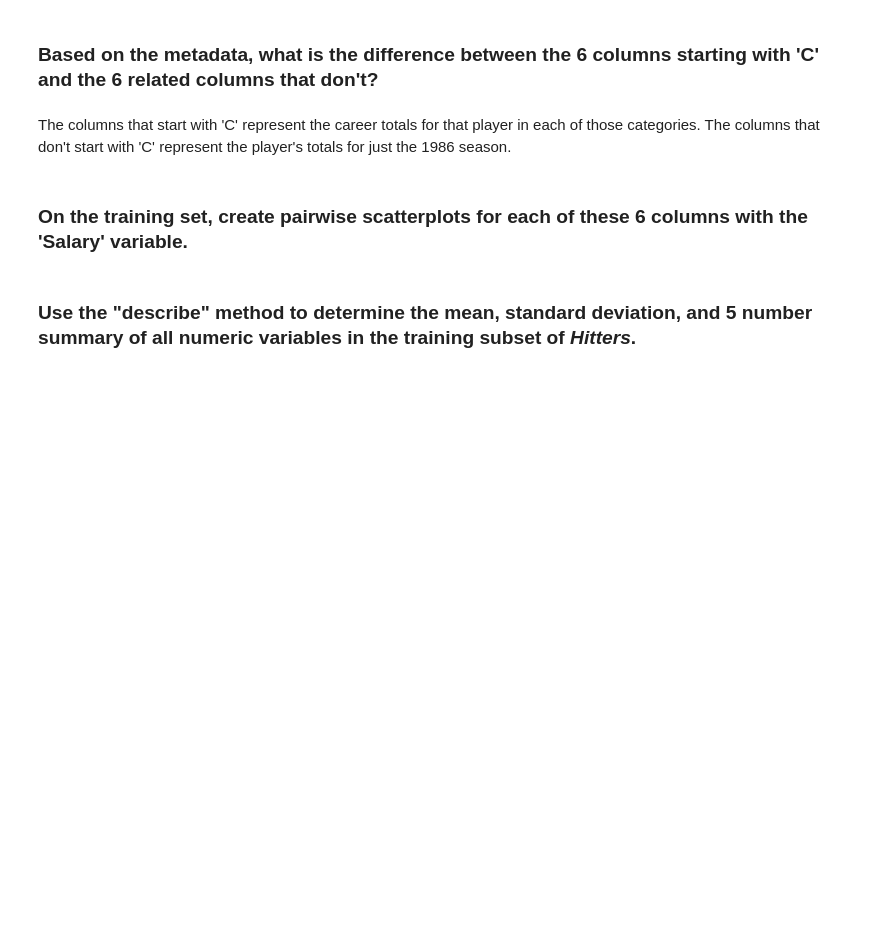
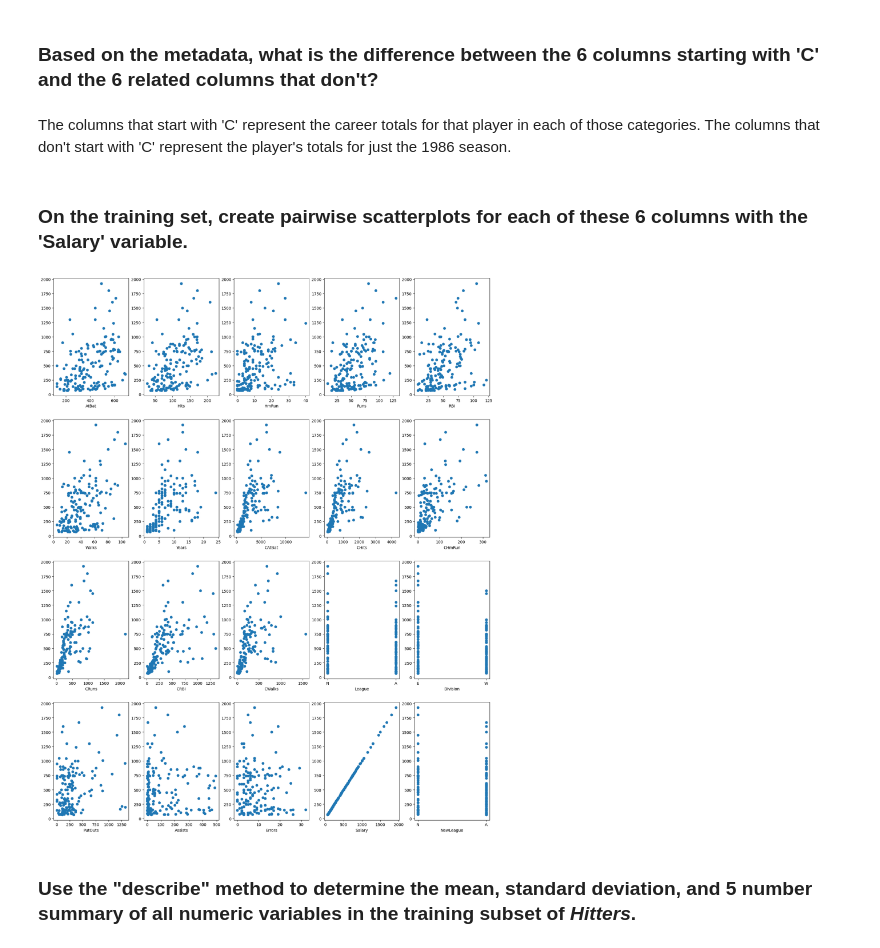
Before and after one commit to lmilun/code_2600, a Jupyter notebook: mod03_eda.ipynb, the cells around one changed output. Saved outputs shown, nothing was run; the diff lists cells and outputs as text; code cells hidden in the pictures; blank space fills up the shorter version.

```diff
--- a/mod03_eda.ipynb
+++ b/mod03_eda.ipynb
@@ -61,7 +62,34 @@ The columns that start with 'C' represent the career totals for that player in e
 # %% [markdown]
 ### On the training set, create pairwise scatterplots for each of these 6 columns with the 'Salary' variable.
 # %%
-#fillin
+# Initialize the plots before drawing them
+nrows = 4
+ncols = 5
+figsize = (5*nrows, 5*ncols)
+
+fig, axes = subplots(nrows=nrows,
+                     ncols=ncols,
+                     figsize=figsize)
+
+# Assign a grid location to each index
+def range_to_grid(i, nrows, ncols):
+    x=[]
+    y=[]
+    for n in range(nrows*ncols):
+        x.append(n // ncols)
+        y.append(n % ncols)
+        # print(n,x[n],y[n]) # for testing this function
+    return x[i],y[i]
+
+# Plot the variables
+for j in range(len(Train.columns)):
+    # print(range_to_grid(j,nrows,ncols)[0], range_to_grid(j,nrows,ncols)[1]) # testing
+    axes[range_to_grid(j,nrows,ncols)[0],
+         range_to_grid(j,nrows,ncols)[1]].plot(Train.iloc[:,j], Train['Salary'], 'o')
+    axes[range_to_grid(j,nrows,ncols)[0],
+         range_to_grid(j,nrows,ncols)[1]].set_xlabel(Train.columns[j])
+# %% [output]
+[figure, added]
 # %% [markdown]
 ### Use the "describe" method to determine the mean, standard deviation, and 5 number summary of all numeric variables in the training subset of _Hitters_.
 # %%
```
Also changed, not shown: parts of 9 cells of this notebook.
